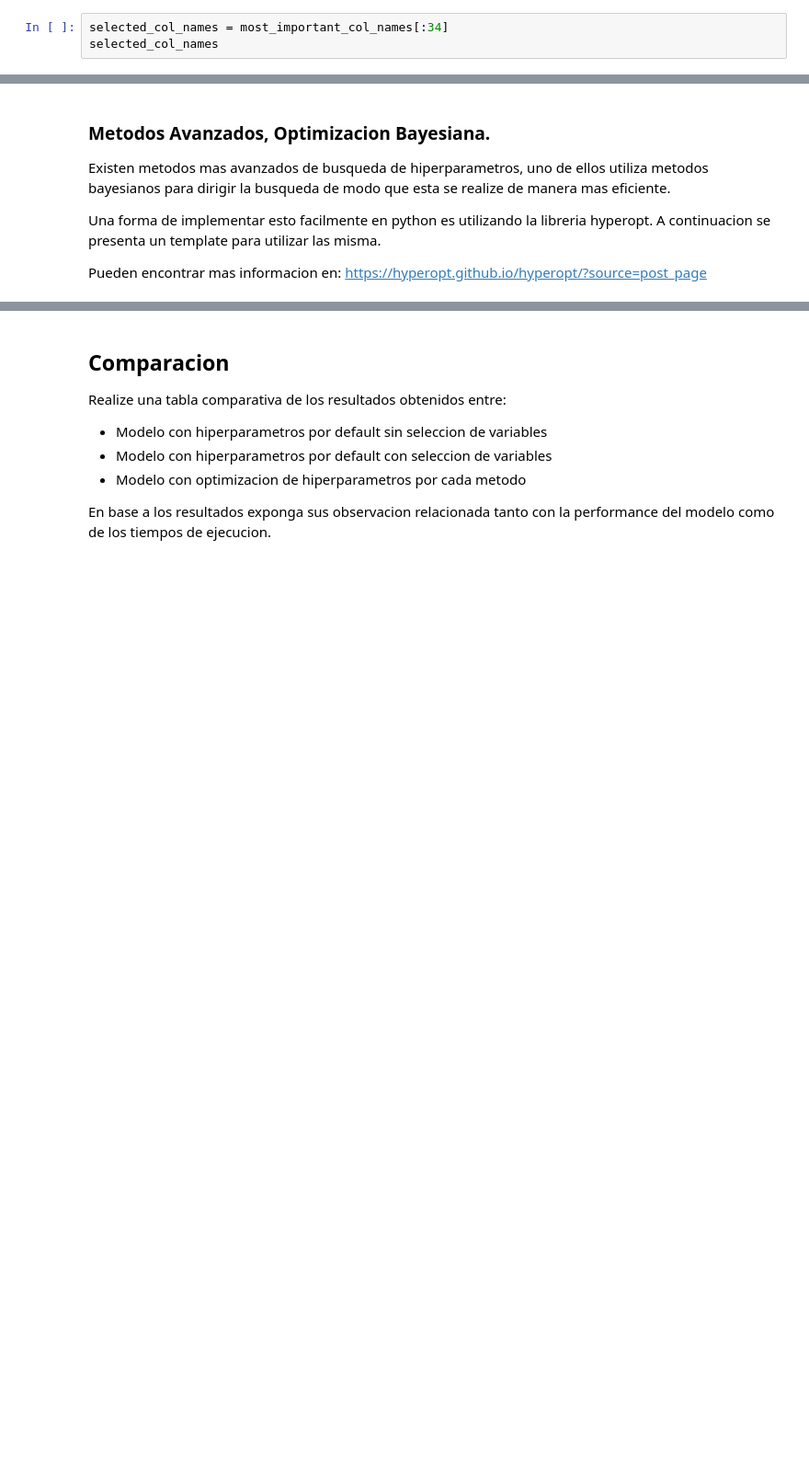
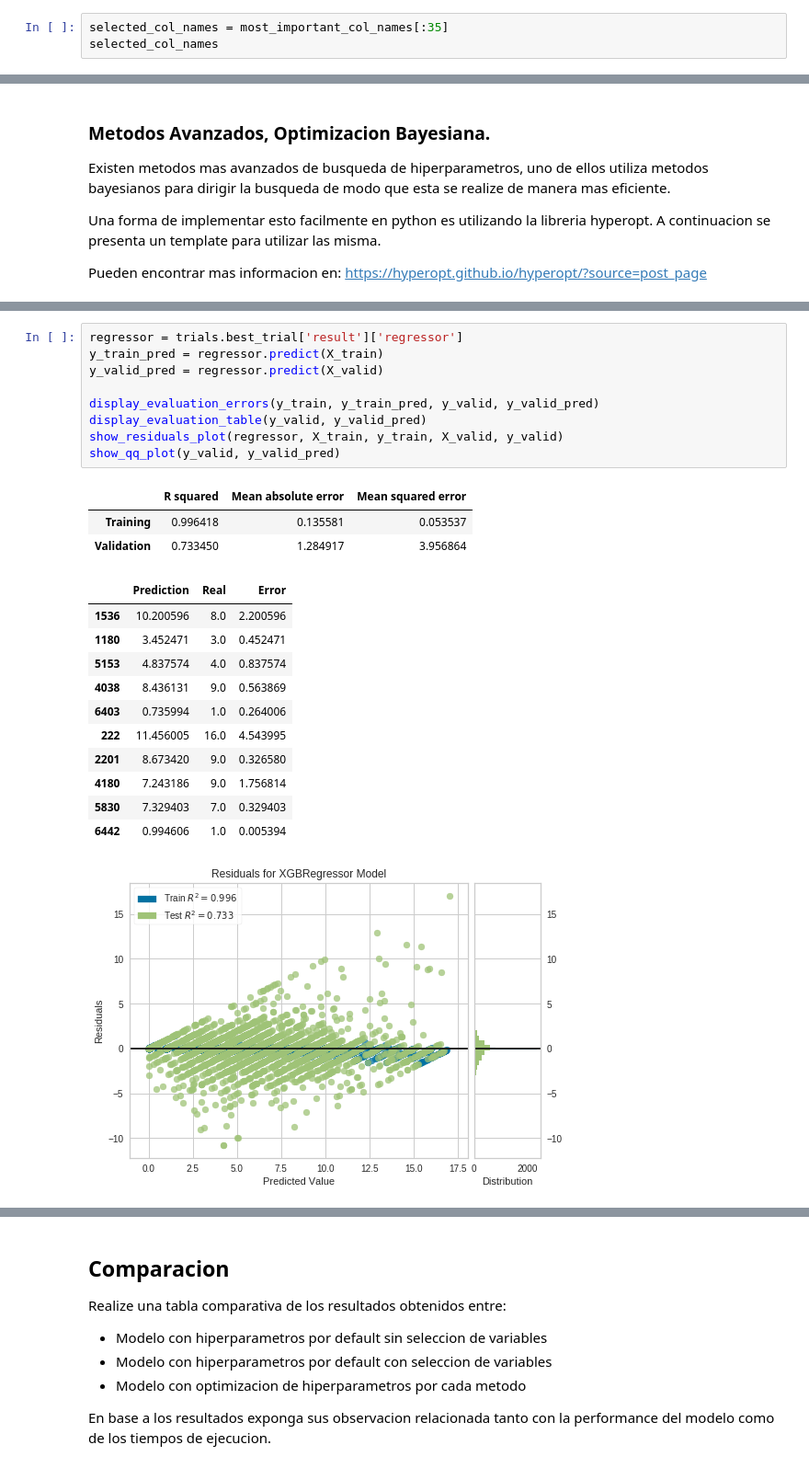
Before and after one commit to georeference-ML-mentoria/AprendizajeAutomatico-, a Jupyter notebook: 4_1_TPractico_Aprendizaje_Automatico_Javi.ipynb, the cells around one changed output, grey strips where cells are left out. Shown: that part at 92% size. Saved outputs shown, nothing was run; the diff lists cells and outputs as text; blank space fills up the shorter version.

```diff
--- a/4_1_TPractico_Aprendizaje_Automatico_Javi.ipynb
+++ b/4_1_TPractico_Aprendizaje_Automatico_Javi.ipynb
@@ -311,7 +333,7 @@ plt.ylabel('Error');
 # %% [markdown]
 Genere un nuevo dataset que contenga solamente las variables seleccionadas.
 # %%
-selected_col_names = most_important_col_names[:34]
+selected_col_names = most_important_col_names[:35]
 selected_col_names
 # %% [output]
 Index(['TR_S_connection_age_days', 'SUB_is_SEITI', 'FAS_CON_P_is_AB',
@@ -426,0 +455,25 @@ print(best_hyperparams)
+# %%
+regressor = trials.best_trial['result']['regressor']
+y_train_pred = regressor.predict(X_train)
+y_valid_pred = regressor.predict(X_valid)
+
+display_evaluation_errors(y_train, y_train_pred, y_valid, y_valid_pred)
+display_evaluation_table(y_valid, y_valid_pred)
+show_residuals_plot(regressor, X_train, y_train, X_valid, y_valid)
+show_qq_plot(y_valid, y_valid_pred)
+# %% [output]
+|  | R squared | Mean absolute error | Mean squared error |
+| Training | 0.996418 | 0.135581 | 0.053537 |
+| Validation | 0.733450 | 1.284917 | 3.956864 |
+|  | Prediction | Real | Error |
+| 1536 | 10.200596 | 8.0 | 2.200596 |
+| 1180 | 3.452471 | 3.0 | 0.452471 |
+| 5153 | 4.837574 | 4.0 | 0.837574 |
+| 4038 | 8.436131 | 9.0 | 0.563869 |
+| 6403 | 0.735994 | 1.0 | 0.264006 |
+| 222 | 11.456005 | 16.0 | 4.543995 |
+| 2201 | 8.673420 | 9.0 | 0.326580 |
+| 4180 | 7.243186 | 9.0 | 1.756814 |
+| 5830 | 7.329403 | 7.0 | 0.329403 |
+| 6442 | 0.994606 | 1.0 | 0.005394 |
+[figure, added]
```
Also changed, not shown: parts of 9 cells of this notebook.
